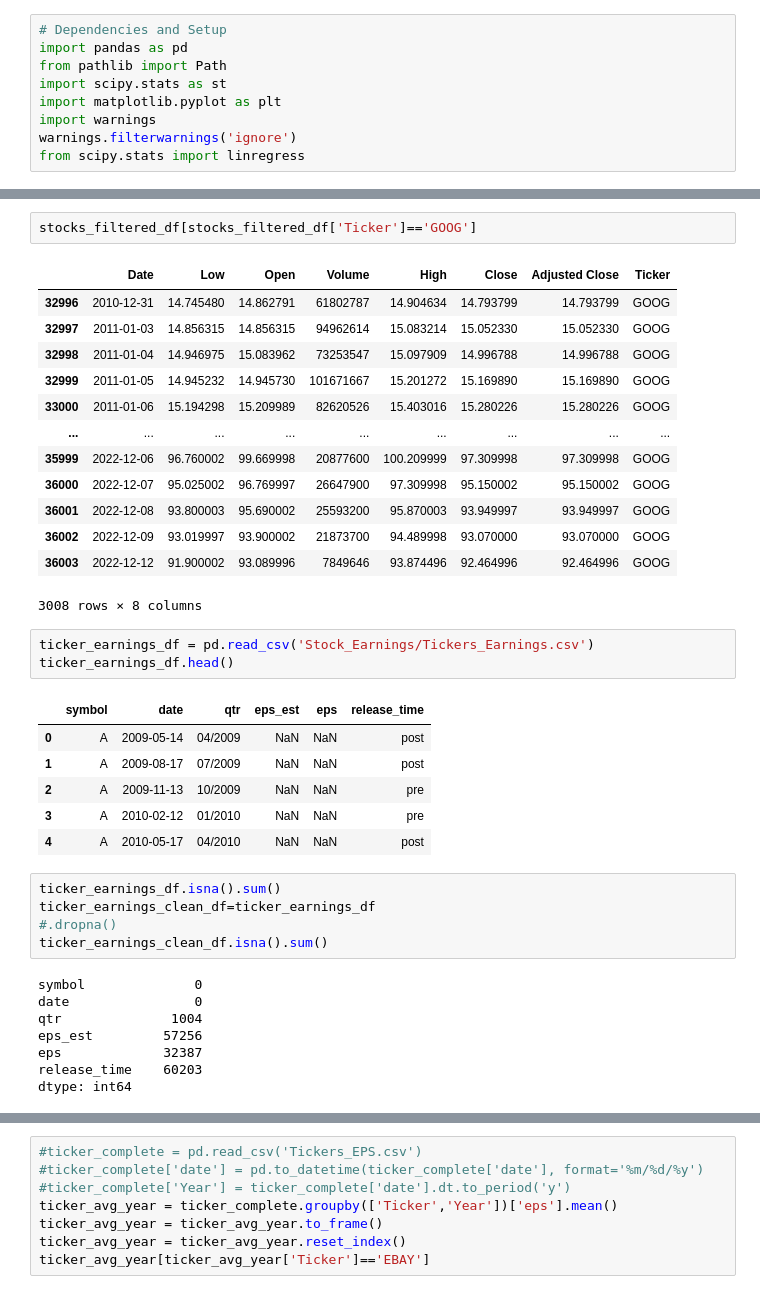
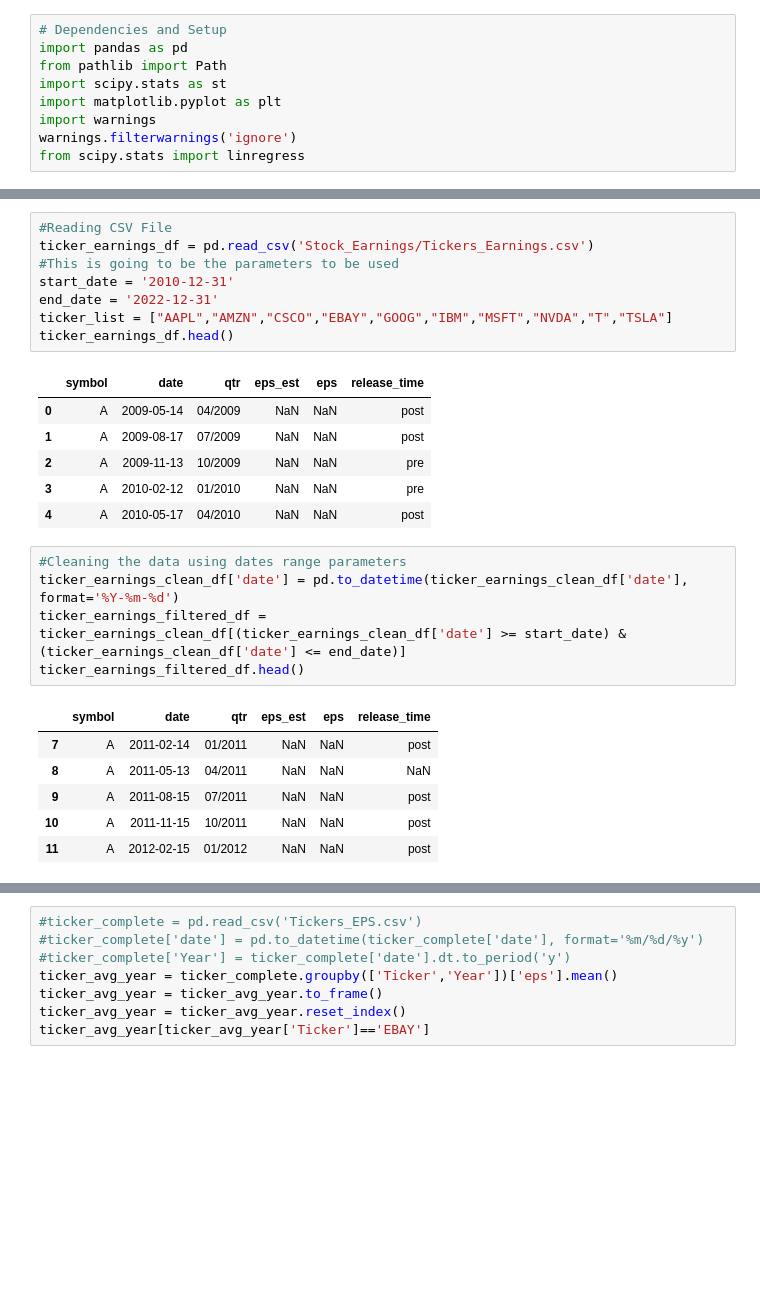
Before and after one commit to salvarenga25/StockMarket_Project, a Jupyter notebook: Stock_Analysis.ipynb, the cells around one changed output, grey strips where cells are left out. Cells and saved outputs as stored; diff of their text form; blank space fills up the shorter version.

```diff
--- a/Stock_Analysis.ipynb
+++ b/Stock_Analysis.ipynb
@@ -98,21 +10,10 @@ stocks_filtered_df = stock_combined_df[(stock_combined_df['Date'] >= start_date)
-# %%
-stocks_filtered_df[stocks_filtered_df['Ticker']=='GOOG']
-# %% [output]
-|  | Date | Low | Open | Volume | High | Close | Adjusted Close | Ticker |
-| 32996 | 2010-12-31 | 14.745480 | 14.862791 | 61802787 | 14.904634 | 14.793799 | 14.793799 | GOOG |
-| 32997 | 2011-01-03 | 14.856315 | 14.856315 | 94962614 | 15.083214 | 15.052330 | 15.052330 | GOOG |
-| 32998 | 2011-01-04 | 14.946975 | 15.083962 | 73253547 | 15.097909 | 14.996788 | 14.996788 | GOOG |
-| 32999 | 2011-01-05 | 14.945232 | 14.945730 | 101671667 | 15.201272 | 15.169890 | 15.169890 | GOOG |
-| 33000 | 2011-01-06 | 15.194298 | 15.209989 | 82620526 | 15.403016 | 15.280226 | 15.280226 | GOOG |
-| ... | ... | ... | ... | ... | ... | ... | ... | ... |
-| 35999 | 2022-12-06 | 96.760002 | 99.669998 | 20877600 | 100.209999 | 97.309998 | 97.309998 | GOOG |
-| 36000 | 2022-12-07 | 95.025002 | 96.769997 | 26647900 | 97.309998 | 95.150002 | 95.150002 | GOOG |
-| 36001 | 2022-12-08 | 93.800003 | 95.690002 | 25593200 | 95.870003 | 93.949997 | 93.949997 | GOOG |
-| 36002 | 2022-12-09 | 93.019997 | 93.900002 | 21873700 | 94.489998 | 93.070000 | 93.070000 | GOOG |
-| 36003 | 2022-12-12 | 91.900002 | 93.089996 | 7849646 | 93.874496 | 92.464996 | 92.464996 | GOOG |
-3008 rows × 8 columns
 # %%
+#Reading CSV File
 ticker_earnings_df = pd.read_csv('Stock_Earnings/Tickers_Earnings.csv')
+#This is going to be the parameters to be used
+start_date = '2010-12-31'
+end_date = '2022-12-31'
+ticker_list = ["AAPL","AMZN","CSCO","EBAY","GOOG","IBM","MSFT","NVDA","T","TSLA"]
 ticker_earnings_df.head()
 # %% [output]
 |  | symbol | date | qtr | eps_est | eps | release_time |
@@ -121,17 +22,16 @@ ticker_earnings_df.head()
 | 2 | A | 2009-11-13 | 10/2009 | NaN | NaN | pre |
 | 3 | A | 2010-02-12 | 01/2010 | NaN | NaN | pre |
 | 4 | A | 2010-05-17 | 04/2010 | NaN | NaN | post |
-# %%
-ticker_earnings_df.isna().sum()
-ticker_earnings_clean_df=ticker_earnings_df
-#.dropna()
-ticker_earnings_clean_df.isna().sum()
-# %% [output]
-symbol              0
-date                0
-qtr              1004
-eps_est         57256
-eps             32387
-release_time    60203
-dtype: int64
+# %%
+#Cleaning the data using dates range parameters
+ticker_earnings_clean_df['date'] = pd.to_datetime(ticker_earnings_clean_df['date'], format='%Y-%m-%d')
+ticker_earnings_filtered_df = ticker_earnings_clean_df[(ticker_earnings_clean_df['date'] >= start_date) & (ticker_earnings_clean_df['date'] <= end_date)]
+ticker_earnings_filtered_df.head()
+# %% [output]
+|  | symbol | date | qtr | eps_est | eps | release_time |
+| 7 | A | 2011-02-14 | 01/2011 | NaN | NaN | post |
+| 8 | A | 2011-05-13 | 04/2011 | NaN | NaN | NaN |
+| 9 | A | 2011-08-15 | 07/2011 | NaN | NaN | post |
+| 10 | A | 2011-11-15 | 10/2011 | NaN | NaN | post |
+| 11 | A | 2012-02-15 | 01/2012 | NaN | NaN | post |
 # %%
```
Also changed, not shown: parts of 16 cells of this notebook, 4 other files.
